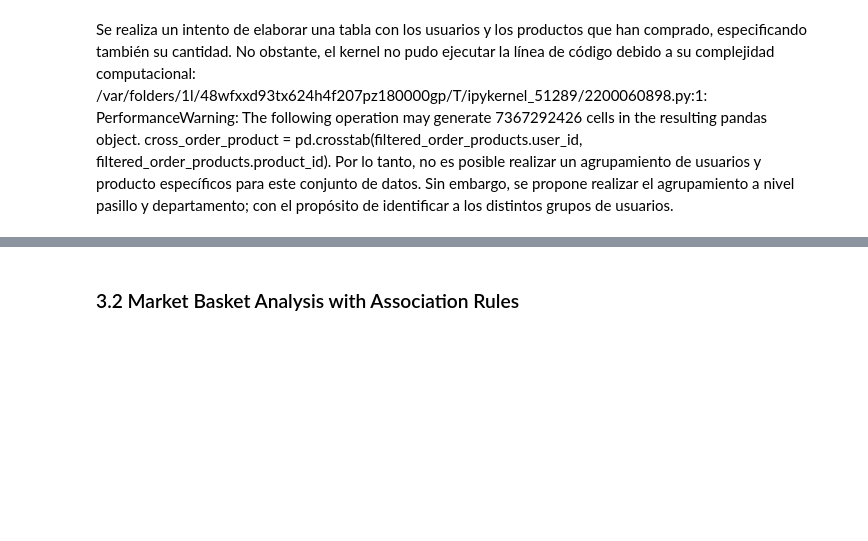
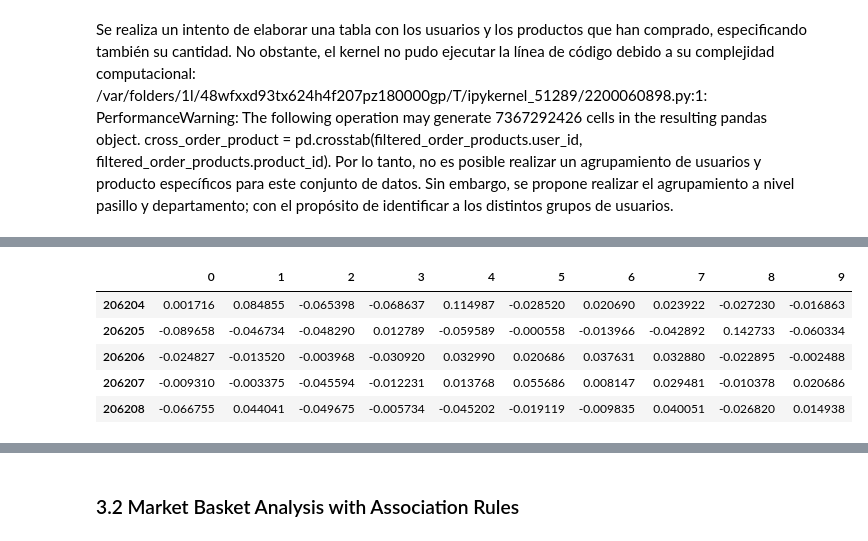
Before and after one commit to ArturoGarzaTec/TC3002B.504_Equipo6, a Jupyter notebook: Reto_TC3002.ipynb, the cells around one changed output, grey strips where cells are left out. Saved outputs shown, nothing was run; the diff lists cells and outputs as text; code cells hidden in the pictures; blank space fills up the shorter version.

```diff
--- a/Reto_TC3002.ipynb
+++ b/Reto_TC3002.ipynb
@@ -143,0 +198,14 @@ Error:
+# %%
+from sklearn.decomposition import PCA
+
+pca = PCA(n_components=10)
+pca_df = pca.fit_transform(normalaize_df)
+pca_df = pd.DataFrame(pca_df)
+pca_df.tail()
+# %% [output]
+|  | 0 | 1 | 2 | 3 | 4 | 5 | 6 | 7 | 8 | 9 |
+| 206204 | 0.001716 | 0.084855 | -0.065398 | -0.068637 | 0.114987 | -0.028520 | 0.020690 | 0.023922 | -0.027230 | -0.016863 |
+| 206205 | -0.089658 | -0.046734 | -0.048290 | 0.012789 | -0.059589 | -0.000558 | -0.013966 | -0.042892 | 0.142733 | -0.060334 |
+| 206206 | -0.024827 | -0.013520 | -0.003968 | -0.030920 | 0.032990 | 0.020686 | 0.037631 | 0.032880 | -0.022895 | -0.002488 |
+| 206207 | -0.009310 | -0.003375 | -0.045594 | -0.012231 | 0.013768 | 0.055686 | 0.008147 | 0.029481 | -0.010378 | 0.020686 |
+| 206208 | -0.066755 | 0.044041 | -0.049675 | -0.005734 | -0.045202 | -0.019119 | -0.009835 | 0.040051 | -0.026820 | 0.014938 |
```
Also changed, not shown: parts of 26 cells of this notebook, 6 other files.
